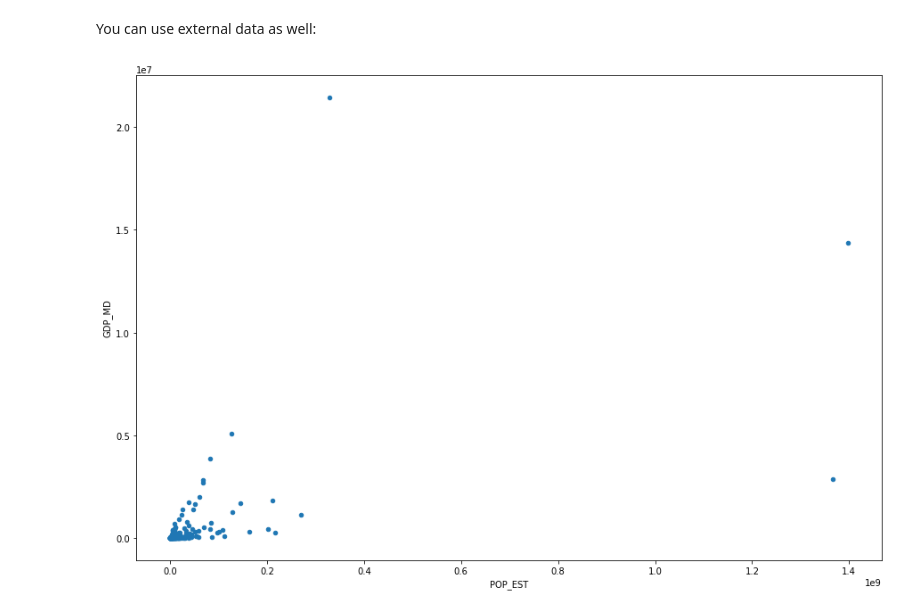
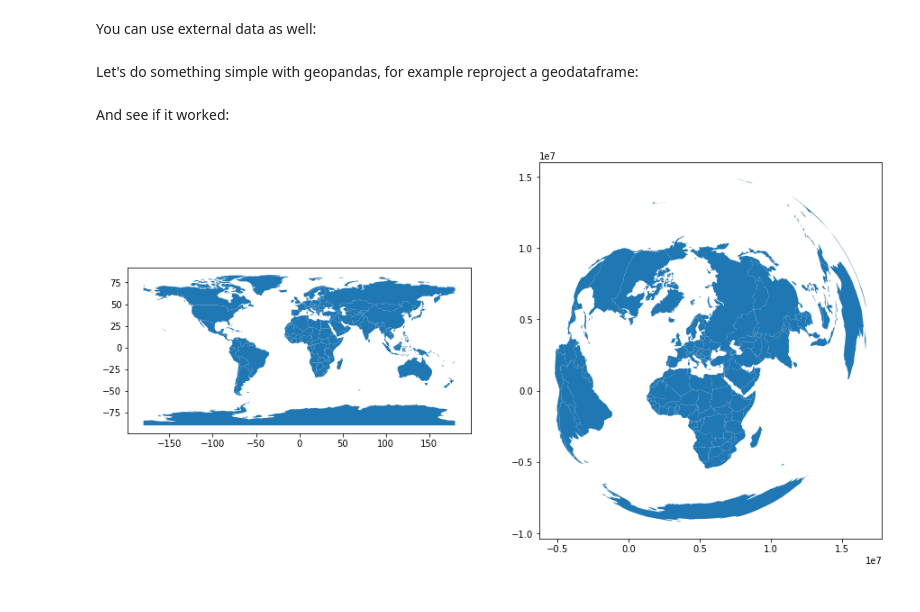
Before and after one commit to GispoCoding/eis_toolkit, a Jupyter notebook: notebooks/testing-nb.ipynb, the cells around one changed output. Saved outputs shown, nothing was run; the diff lists cells and outputs as text; code cells hidden in the pictures.

Commit message:
add examples to testing-nb

```diff
--- a/notebooks/testing-nb.ipynb
+++ b/notebooks/testing-nb.ipynb
@@ -99,16 +107,23 @@ You can use external data as well:
 import geopandas as gpd
 
 world = gpd.read_file("./example_data/shp/naturalearth/")
+# %% [markdown]
+Let's do something simple with geopandas, for example reproject a geodataframe:
+# %%
+world_3035 = world.to_crs(epsg=3035)
+# %% [markdown]
+And see if it worked:
 # %%
-def scatter(df, x, y):
+def plot_side_by_side(df1, df2):
+    """plot two (geo)dataframes side by side"""
 
-    fig, ax = plt.subplots(figsize=(15, 10))
-    df.plot(ax=ax, x=x, y=y, kind="scatter")
+    fig, axs = plt.subplots(figsize=(15, 10), ncols=2)
+    df1.plot(ax=axs[0])
+    df2.plot(ax=axs[1])
 # %%
-scatter(
-    df=world,
-    x="POP_EST",
-    y="GDP_MD",
+plot_side_by_side(
+    world,
+    world_3035,
 )
 # %% [output]
-[figure, old version]
+[figure, new version]
```
Also changed, not shown: parts of 10 cells of this notebook.
